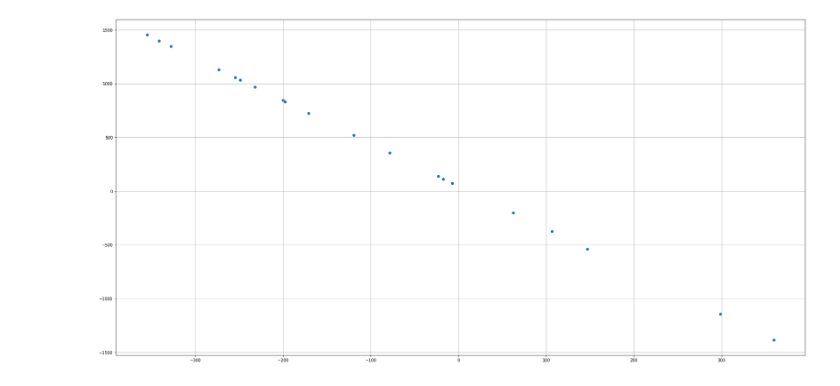
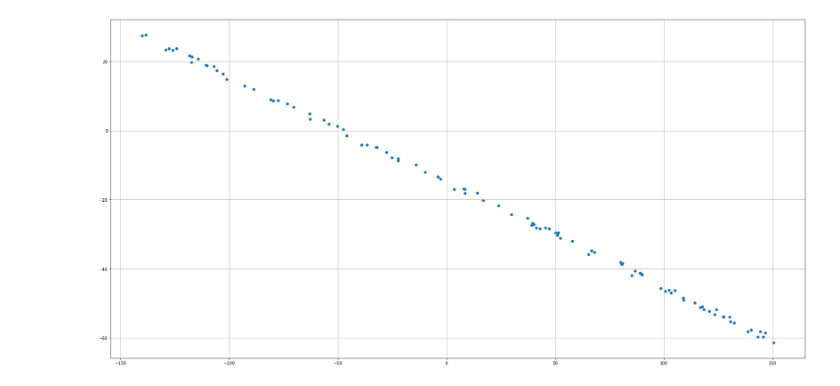
Before and after one commit to make-meth/y2020-ITMO-MO, a Jupyter notebook: 4/2_SGD.ipynb, the cells around one changed output. Cells and saved outputs as stored; diff of their text form; code cells hidden in the pictures.

```diff
--- a/4/2_SGD.ipynb
+++ b/4/2_SGD.ipynb
@@ -7,13 +8,13 @@ from utils import *
 import matplotlib.pyplot as plt
 plt.rcParams["figure.figsize"] = (30, 15)
 # %%
-line = test_line(2, 20, 100, 20, 1)
+line = test_line(2, 100, 10, 20, 1)
 
 ax = plt.figure().add_subplot()
 ax.scatter(*line)
 ax.grid(True)
 # %% [output]
-[figure, old version]
+[figure, new version]
 # %%
 
 
```
Also changed, not shown: parts of 3 cells of this notebook, 2 other files.
